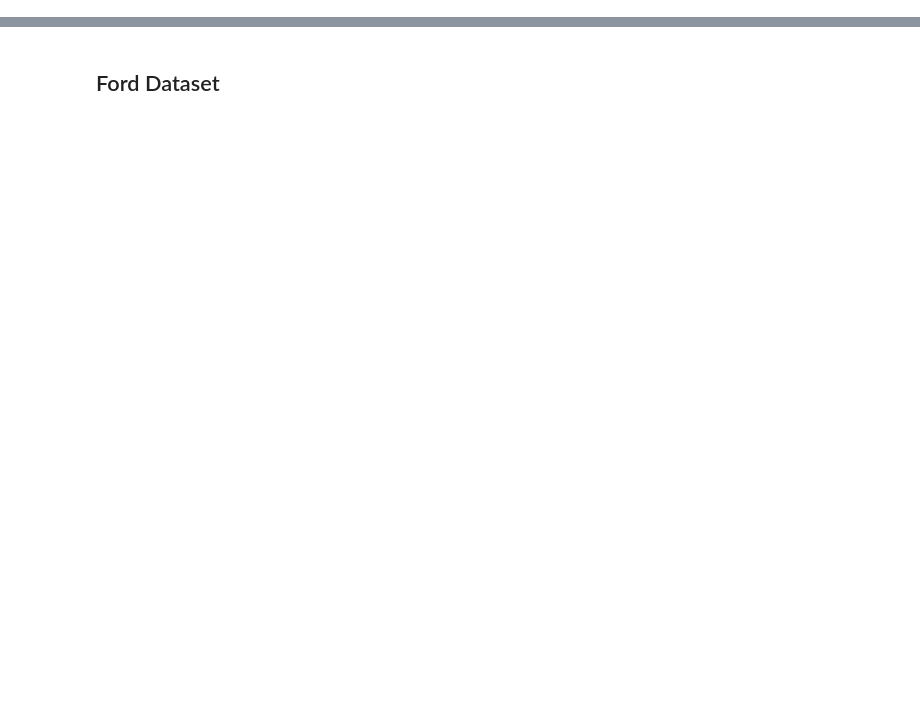
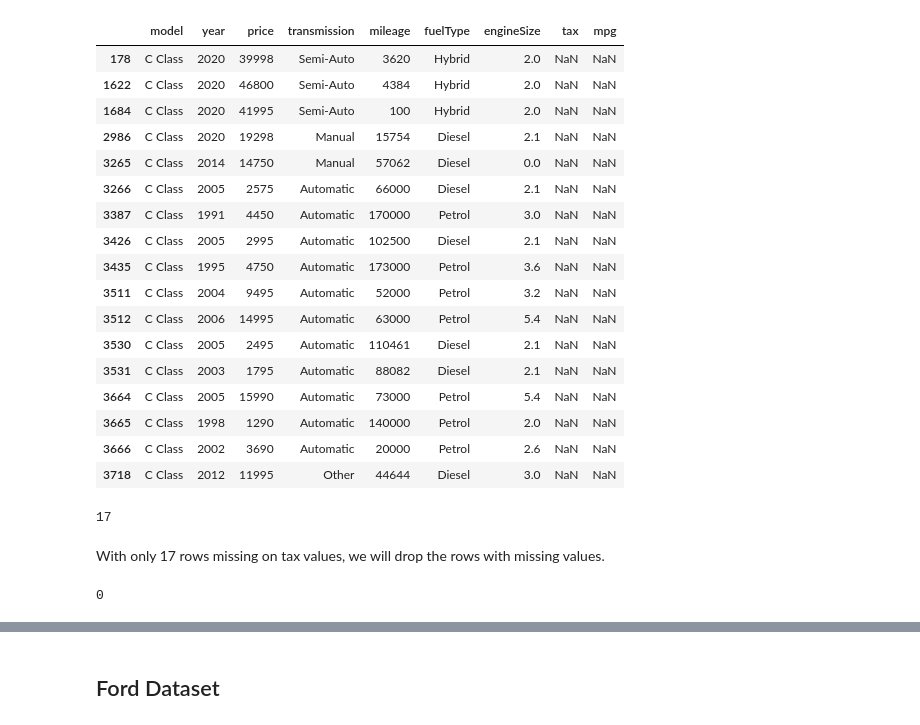
Before and after one commit to d-widyantama/ML-Regression-UsedCarsPrediction-finpro-alpha, a Jupyter notebook: 2 -Cleaning.ipynb, the cells around one changed output, grey strips where cells are left out. Cells and saved outputs as stored; diff of their text form; code cells hidden in the pictures; blank space fills up the shorter version.

```diff
--- a/2 -Cleaning.ipynb
+++ b/2 -Cleaning.ipynb
@@ -258,0 +173,6 @@ mercedes.describe()
+# %%
+#Remove whitespace from model column
+mercedes_combined_cclass['model'] = mercedes_combined_cclass['model'].str.strip()
+# %%
+all_cclass = mercedes_combined_cclass[mercedes_combined_cclass['model'] == 'C Class']
+all_cclass
@@ -258,0 +214,4 @@ mercedes.describe()
+# %%
+#Median tax for C Class group by year, engineSize and fuelType
+median_tax = all_cclass.groupby(['year', 'engineSize', 'fuelType'])['tax'].median()
+median_tax
@@ -258,0 +232,45 @@ mercedes.describe()
+# %%
+#Function to insert median tax for C Class, based on year, engineSize and fuelType
+def fill_tax(year, engineSize, fuelType, tax):
+    if pd.isnull(tax):
+        return median_tax[year][engineSize][fuelType]
+    else:
+        return tax
+
+#Apply fill_tax function to tax column
+mercedes_combined_cclass['tax'] = mercedes_combined_cclass.apply(lambda x: fill_tax(x['year'], x['engineSize'], x['fuelType'], x['tax']), axis=1)
+# %%
+#Remaining rows with null tax
+mercedes_combined_cclass[mercedes_combined_cclass['tax'].isna()]
+# %% [output]
+|  | model | year | price | transmission | mileage | fuelType | engineSize | tax | mpg |
+| 178 | C Class | 2020 | 39998 | Semi-Auto | 3620 | Hybrid | 2.0 | NaN | NaN |
+| 1622 | C Class | 2020 | 46800 | Semi-Auto | 4384 | Hybrid | 2.0 | NaN | NaN |
+| 1684 | C Class | 2020 | 41995 | Semi-Auto | 100 | Hybrid | 2.0 | NaN | NaN |
+| 2986 | C Class | 2020 | 19298 | Manual | 15754 | Diesel | 2.1 | NaN | NaN |
+| 3265 | C Class | 2014 | 14750 | Manual | 57062 | Diesel | 0.0 | NaN | NaN |
+| 3266 | C Class | 2005 | 2575 | Automatic | 66000 | Diesel | 2.1 | NaN | NaN |
+| 3387 | C Class | 1991 | 4450 | Automatic | 170000 | Petrol | 3.0 | NaN | NaN |
+| 3426 | C Class | 2005 | 2995 | Automatic | 102500 | Diesel | 2.1 | NaN | NaN |
+| 3435 | C Class | 1995 | 4750 | Automatic | 173000 | Petrol | 3.6 | NaN | NaN |
+| 3511 | C Class | 2004 | 9495 | Automatic | 52000 | Petrol | 3.2 | NaN | NaN |
+| 3512 | C Class | 2006 | 14995 | Automatic | 63000 | Petrol | 5.4 | NaN | NaN |
+| 3530 | C Class | 2005 | 2495 | Automatic | 110461 | Diesel | 2.1 | NaN | NaN |
+| 3531 | C Class | 2003 | 1795 | Automatic | 88082 | Diesel | 2.1 | NaN | NaN |
+| 3664 | C Class | 2005 | 15990 | Automatic | 73000 | Petrol | 5.4 | NaN | NaN |
+| 3665 | C Class | 1998 | 1290 | Automatic | 140000 | Petrol | 2.0 | NaN | NaN |
+| 3666 | C Class | 2002 | 3690 | Automatic | 20000 | Petrol | 2.6 | NaN | NaN |
+| 3718 | C Class | 2012 | 11995 | Other | 44644 | Diesel | 3.0 | NaN | NaN |
+# %%
+#Count the rows with null values on tax column
+mercedes_combined_cclass['tax'].isna().sum()
+# %% [output]
+17
+# %% [markdown]
+With only 17 rows missing on tax values, we will drop the rows with missing values.
+# %%
+#Drop the rows with null values on tax column
+mercedes_combined_cclass.dropna(subset=['tax'], inplace=True)
+mercedes_combined_cclass['tax'].isna().sum()
+# %% [output]
+0
```
Also changed, not shown: parts of 116 cells of this notebook, 4 other files.
